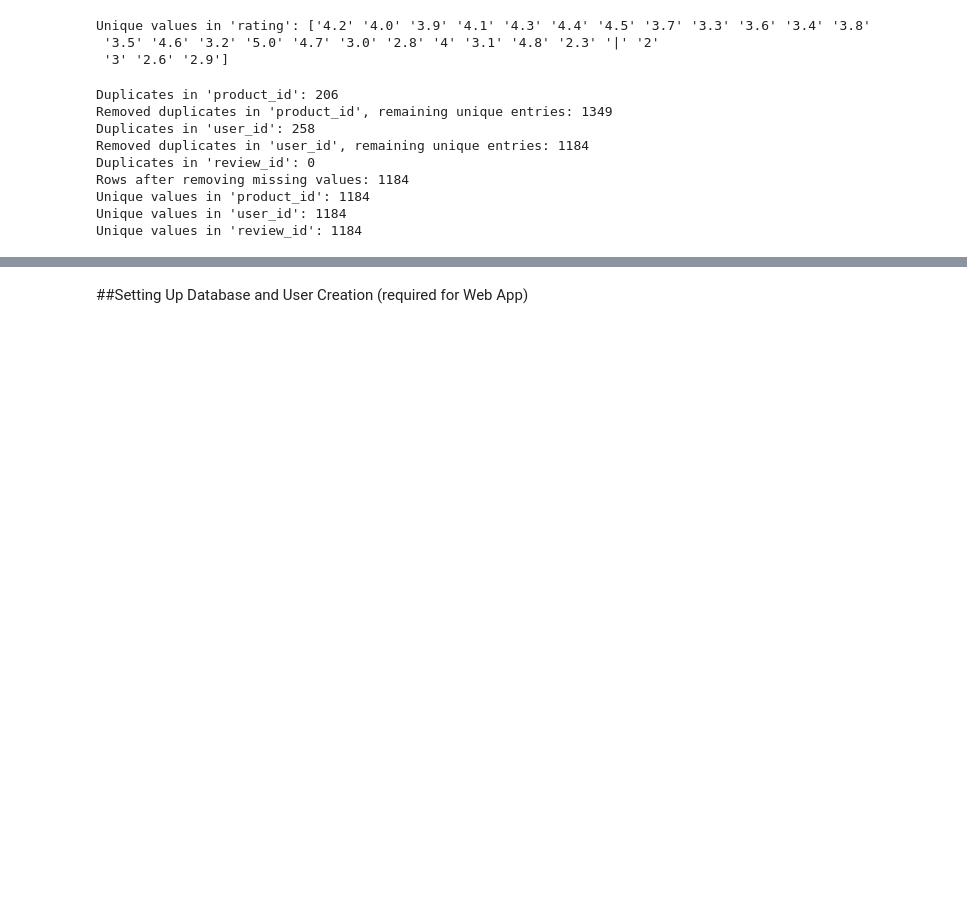
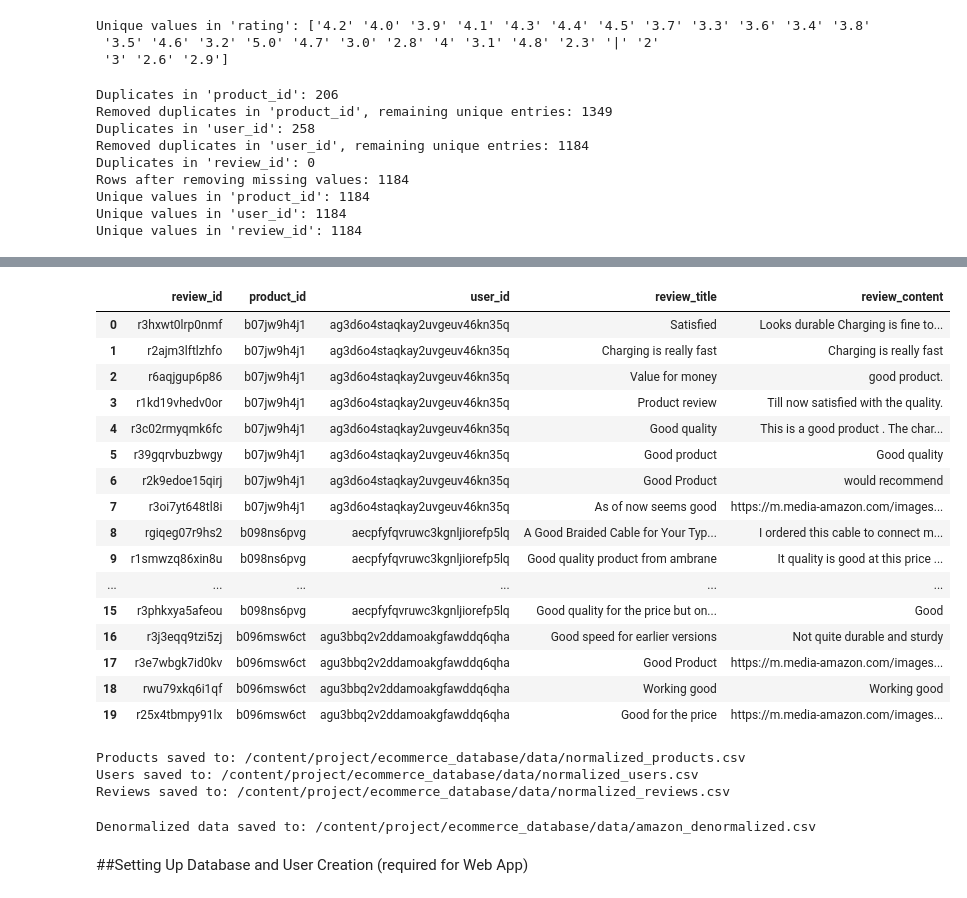
Before and after one commit to chanyuxiang/sampleproject, a Jupyter notebook: Global Air Quality - Ingestion using SQL.ipynb, the cells around one changed output, grey strips where cells are left out. Cells and saved outputs as stored; diff of their text form; code cells hidden in the pictures; blank space fills up the shorter version.

```diff
--- a/Global Air Quality - Ingestion using SQL.ipynb
+++ b/Global Air Quality - Ingestion using SQL.ipynb
@@ -349,3 +394,77 @@ Unique values in 'review_id': 1184
+# %%
+reviews_df.head(20)
+# %% [output]
+|  | review_id | product_id | user_id | review_title | review_content |
+| 0 | r3hxwt0lrp0nmf | b07jw9h4j1 | ag3d6o4staqkay2uvgeuv46kn35q | Satisfied | Looks durable Charging is fine to... |
+| 1 | r2ajm3lftlzhfo | b07jw9h4j1 | ag3d6o4staqkay2uvgeuv46kn35q | Charging is really fast | Charging is really fast |
+| 2 | r6aqjgup6p86 | b07jw9h4j1 | ag3d6o4staqkay2uvgeuv46kn35q | Value for money | good product. |
+| 3 | r1kd19vhedv0or | b07jw9h4j1 | ag3d6o4staqkay2uvgeuv46kn35q | Product review | Till now satisfied with the quality. |
+| 4 | r3c02rmyqmk6fc | b07jw9h4j1 | ag3d6o4staqkay2uvgeuv46kn35q | Good quality | This is a good product . The char... |
+| 5 | r39gqrvbuzbwgy | b07jw9h4j1 | ag3d6o4staqkay2uvgeuv46kn35q | Good product | Good quality |
+| 6 | r2k9edoe15qirj | b07jw9h4j1 | ag3d6o4staqkay2uvgeuv46kn35q | Good Product | would recommend |
+| 7 | r3oi7yt648tl8i | b07jw9h4j1 | ag3d6o4staqkay2uvgeuv46kn35q | As of now seems good | https://m.media-amazon.com/images... |
+| 8 | rgiqeg07r9hs2 | b098ns6pvg | aecpfyfqvruwc3kgnljiorefp5lq | A Good Braided Cable for Your Typ... | I ordered this cable to connect m... |
+| 9 | r1smwzq86xin8u | b098ns6pvg | aecpfyfqvruwc3kgnljiorefp5lq | Good quality product from ambrane | It quality is good at this price ... |
+| ... | ... | ... | ... | ... | ... |
+| 15 | r3phkxya5afeou | b098ns6pvg | aecpfyfqvruwc3kgnljiorefp5lq | Good quality for the price but on... | Good |
+| 16 | r3j3eqq9tzi5zj | b096msw6ct | agu3bbq2v2ddamoakgfawddq6qha | Good speed for earlier versions | Not quite durable and sturdy |
+| 17 | r3e7wbgk7id0kv | b096msw6ct | agu3bbq2v2ddamoakgfawddq6qha | Good Product | https://m.media-amazon.com/images... |
+| 18 | rwu79xkq6i1qf | b096msw6ct | agu3bbq2v2ddamoakgfawddq6qha | Working good | Working good |
+| 19 | r25x4tbmpy91lx | b096msw6ct | agu3bbq2v2ddamoakgfawddq6qha | Good for the price | https://m.media-amazon.com/images... |
+# %%
+# Create data folder
+!mkdir -p $DATA_PATH
+
+# Save normalized dataframes to separate CSV files
+products_file = f"{DATA_PATH}/normalized_products.csv"
+users_file = f"{DATA_PATH}/normalized_users.csv"
+reviews_file = f"{DATA_PATH}/normalized_reviews.csv"
+
+products_df.to_csv(products_file, index=False)
+users_df.to_csv(users_file, index=False)
+reviews_df.to_csv(reviews_file, index=False)
+
+# Ensure CSV files are readable for MySQL ingestion
+!chmod g+r,o+r $DATA_PATH/*.csv
+
+# Display file paths
+print(f"Products saved to: {products_file}")
+print(f"Users saved to: {users_file}")
+print(f"Reviews saved to: {reviews_file}")
+# %% [output]
+Products saved to: /content/project/ecommerce_database/data/normalized_products.csv
+Users saved to: /content/project/ecommerce_database/data/normalized_users.csv
+Reviews saved to: /content/project/ecommerce_database/data/normalized_reviews.csv
+# %%
+# Define the file paths
+DATA_PATH = "/content/project/ecommerce_database/data"
+products_file = f"{DATA_PATH}/normalized_products.csv"
+users_file = f"{DATA_PATH}/normalized_users.csv"
+reviews_file = f"{DATA_PATH}/normalized_reviews.csv"
+output_file = f"{DATA_PATH}/amazon_denormalized.csv"
+
+# Load the normalized CSV files
+products_df = pd.read_csv(products_file)
+users_df = pd.read_csv(users_file)
+reviews_df = pd.read_csv(reviews_file)
+
+# Merge the dataframes to create a denormalized CSV
+# Step 1: Merge reviews with users
+merged_df = pd.merge(reviews_df, users_df, on='user_id', how='left')
+
+# Step 2: Merge the result with products
+denormalized_df = pd.merge(merged_df, products_df, on='product_id', how='left')
+
+# Save the denormalized dataframe to a single CSV file
+denormalized_df.to_csv(output_file, index=False)
+
+# Ensure the file is readable for MySQL ingestion
+!chmod g+r,o+r $DATA_PATH/*.csv
+
+# Display the output file path
+print(f"Denormalized data saved to: {output_file}")
+# %% [output]
+Denormalized data saved to: /content/project/ecommerce_database/data/amazon_denormalized.csv
 # %%
 # save the clean data to a csv file for data loading and ingestion
 df.to_csv(f"{DATA_PATH}/amazon_clean.csv", index=False)
```
Also changed, not shown: parts of 8 cells of this notebook.
